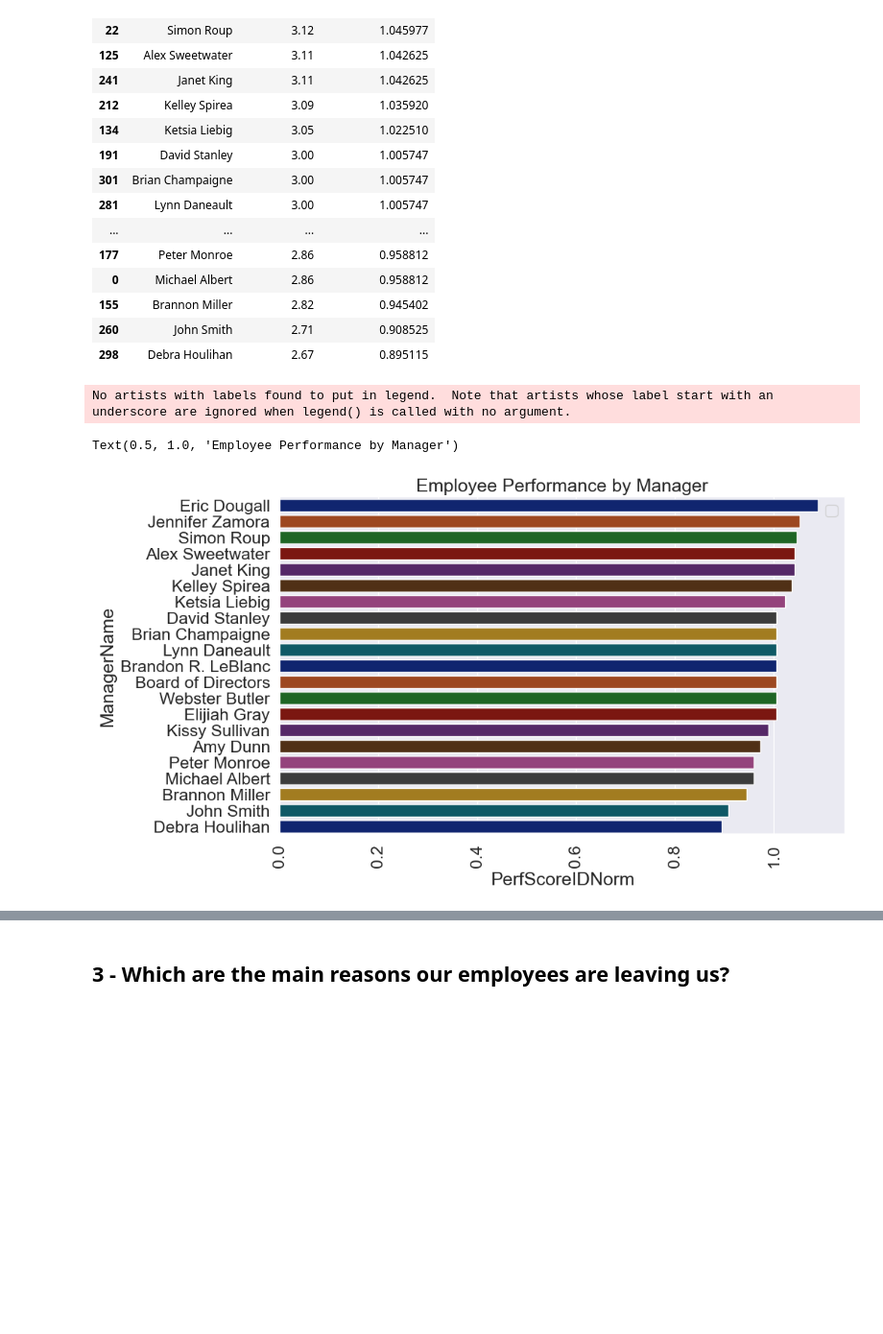
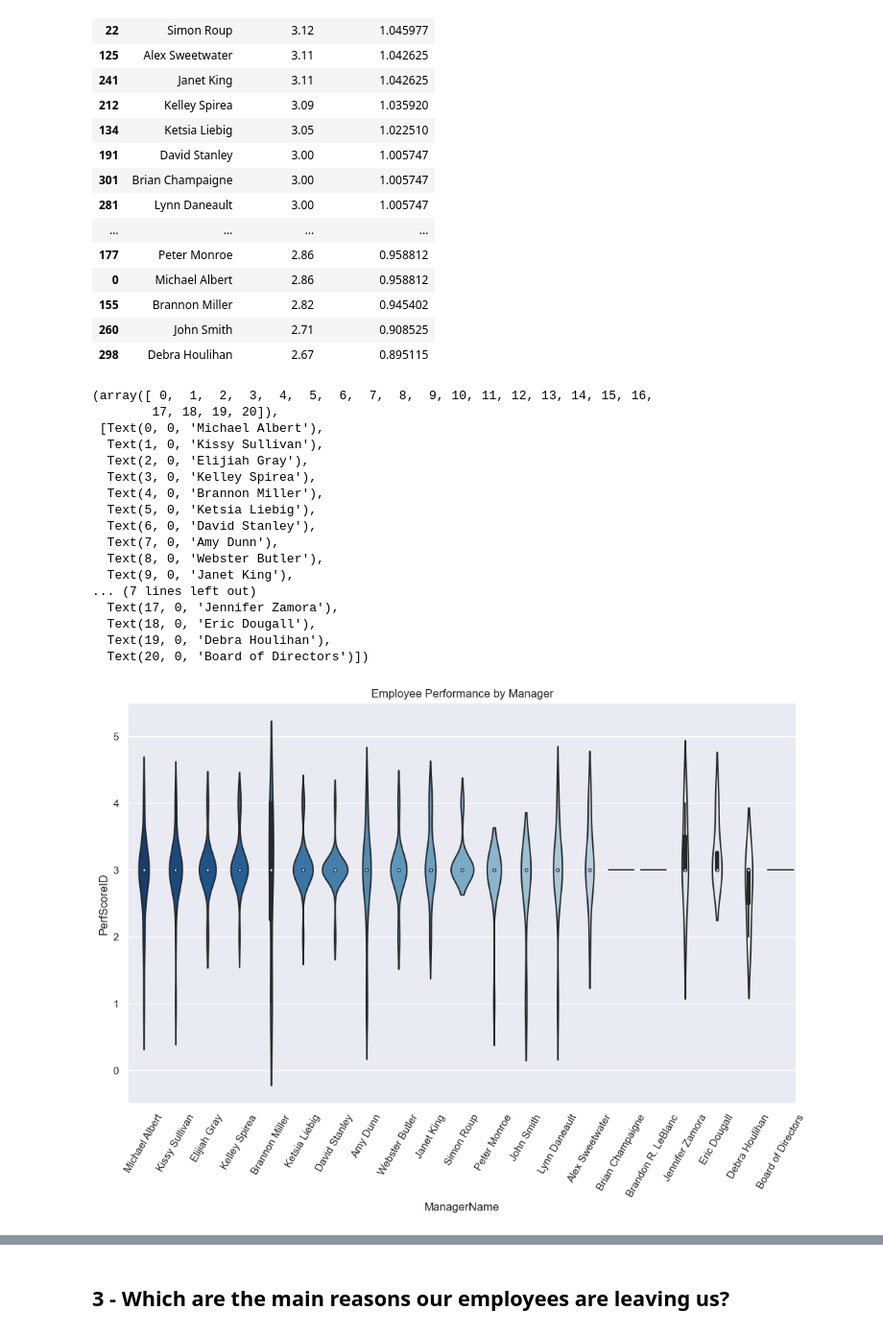
Before and after one commit to PaulBeBo/HackathonHR, a Jupyter notebook: scripts/HackathonHR_Paul.ipynb, the cells around one changed output, grey strips where cells are left out. Shown at 96% size. Cells and saved outputs as stored; diff of their text form; code cells hidden in the pictures; blank space fills up the shorter version.

```diff
--- a/scripts/HackathonHR_Paul.ipynb
+++ b/scripts/HackathonHR_Paul.ipynb
@@ -381,14 +381,28 @@ df_managerperfv
 | 155 | Brannon Miller | 2.82 | 0.945402 |
 | 260 | John Smith | 2.71 | 0.908525 |
 | 298 | Debra Houlihan | 2.67 | 0.895115 |
-# %%
-plt.figure(figsize=(10, 6))
-sns.barplot(x='PerfScoreIDNorm',y='ManagerName',data=df_managerperfv,palette='dark')
-plt.legend(prop={'size': 15})
-plt.xticks(rotation=90)
-#plt.xlim(2,3.5)
-plt.title('Employee Performance by Manager')
-# %% [output]
-No artists with labels found to put in legend.  Note that artists whose label start with an underscore are ignored when legend() is called with no argument.
-Text(0.5, 1.0, 'Employee Performance by Manager')
-[figure, removed]
+# %%
+#el siguiente gráfico esta ordenado de manager con más empleados a menos
+plt.figure(figsize=(10, 6))
+sns.violinplot(x='ManagerName',y='PerfScoreID',data=df,palette='Blues_r',order=df['ManagerName'].value_counts().index)
+plt.title('Employee Performance by Manager')
+plt.xticks(rotation=60)
+# %% [output]
+(array([ 0,  1,  2,  3,  4,  5,  6,  7,  8,  9, 10, 11, 12, 13, 14, 15, 16,
+        17, 18, 19, 20]),
+ [Text(0, 0, 'Michael Albert'),
+  Text(1, 0, 'Kissy Sullivan'),
+  Text(2, 0, 'Elijiah Gray'),
+  Text(3, 0, 'Kelley Spirea'),
+  Text(4, 0, 'Brannon Miller'),
+  Text(5, 0, 'Ketsia Liebig'),
+  Text(6, 0, 'David Stanley'),
+  Text(7, 0, 'Amy Dunn'),
+  Text(8, 0, 'Webster Butler'),
+  Text(9, 0, 'Janet King'),
+... (7 lines left out)
+  Text(17, 0, 'Jennifer Zamora'),
+  Text(18, 0, 'Eric Dougall'),
+  Text(19, 0, 'Debra Houlihan'),
+  Text(20, 0, 'Board of Directors')])
+[figure, added]
```
Also changed, not shown: parts of 11 cells of this notebook.
